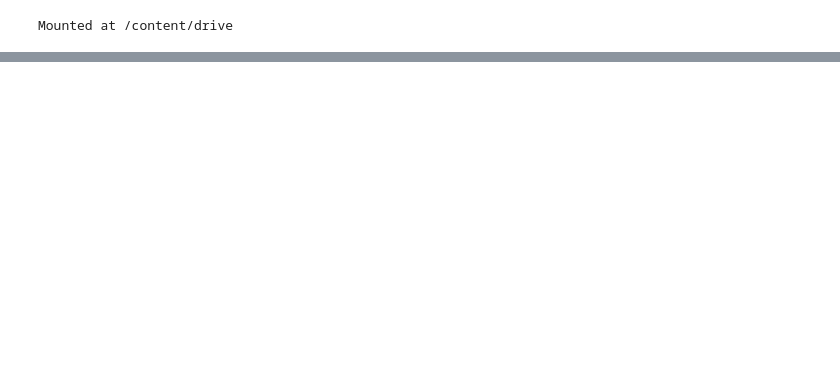
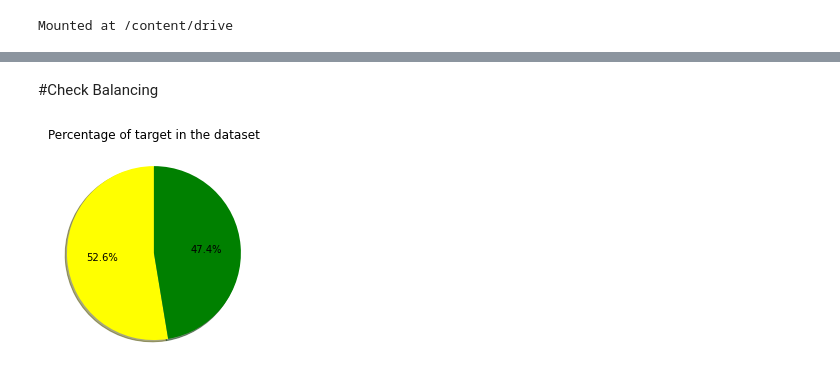
Before and after one commit to MAboElFottouh/AMIT, a Jupyter notebook: bank_project.ipynb, the cells around one changed output, grey strips where cells are left out. Drawn from its saved outputs; the diff is of its cells as text; code cells hidden in the pictures; blank space fills up the shorter version.

```diff
--- a/bank_project.ipynb
+++ b/bank_project.ipynb
@@ -11,7 +11,7 @@ import numpy as np #Data manipulation
 import matplotlib.pyplot as plt # Visualization
 import seaborn as sns #Visualization
 # %%
-data = pd.read_csv('https://query.data.world/s/cgwnwmn7etlylruzmefz5zpnetdrdn')
+data = pd.read_csv('https://raw.githubusercontent.com/rafiag/DTI2020/main/data/bank.csv')
 # %%
 print('\nNumber of rows and columns in the data set: ',data.shape)
 #Lets look into top few rows and columns in the dataset
@@ -28,0 +27,3 @@ Number of rows and columns in the data set:  (45211, 1)
+# %%
+# Drop 'duration' column
+data.drop('duration',axis=1, inplace= True)
@@ -28,0 +70,3 @@ Number of rows and columns in the data set:  (45211, 1)
+# %%
+from sklearn.preprocessing import LabelEncoder
+le=LabelEncoder()
@@ -28,0 +75,11 @@ Number of rows and columns in the data set:  (45211, 1)
+# %%
+data.iloc[:,1]=le.fit_transform(data.iloc[:,1])
+data.iloc[:,2]=le.fit_transform(data.iloc[:,2])
+data.iloc[:,3]=le.fit_transform(data.iloc[:,3])
+data.iloc[:,4]=le.fit_transform(data.iloc[:,4])
+data.iloc[:,6]=le.fit_transform(data.iloc[:,6])
+data.iloc[:,7]=le.fit_transform(data.iloc[:,7])
+data.iloc[:,8]=le.fit_transform(data.iloc[:,8])
+data.iloc[:,10]=le.fit_transform(data.iloc[:,10])
+data.iloc[:,14]=le.fit_transform(data.iloc[:,14])
+data.iloc[:,15]=le.fit_transform(data.iloc[:,15])
@@ -28,0 +102,11 @@ Number of rows and columns in the data set:  (45211, 1)
+# %% [markdown]
+#Check Balancing
+# %%
+from matplotlib import pyplot as plt
+sizes = data['deposit'].value_counts(sort = True)
+colors = ["yellow","green"]
+plt.pie(sizes, colors=colors, autopct='%1.1f%%', shadow=True, startangle=90,)
+plt.title('Percentage of target in the dataset')
+plt.show()
+# %% [output]
+[figure, added]
```
Also changed, not shown: parts of 43 cells of this notebook.
